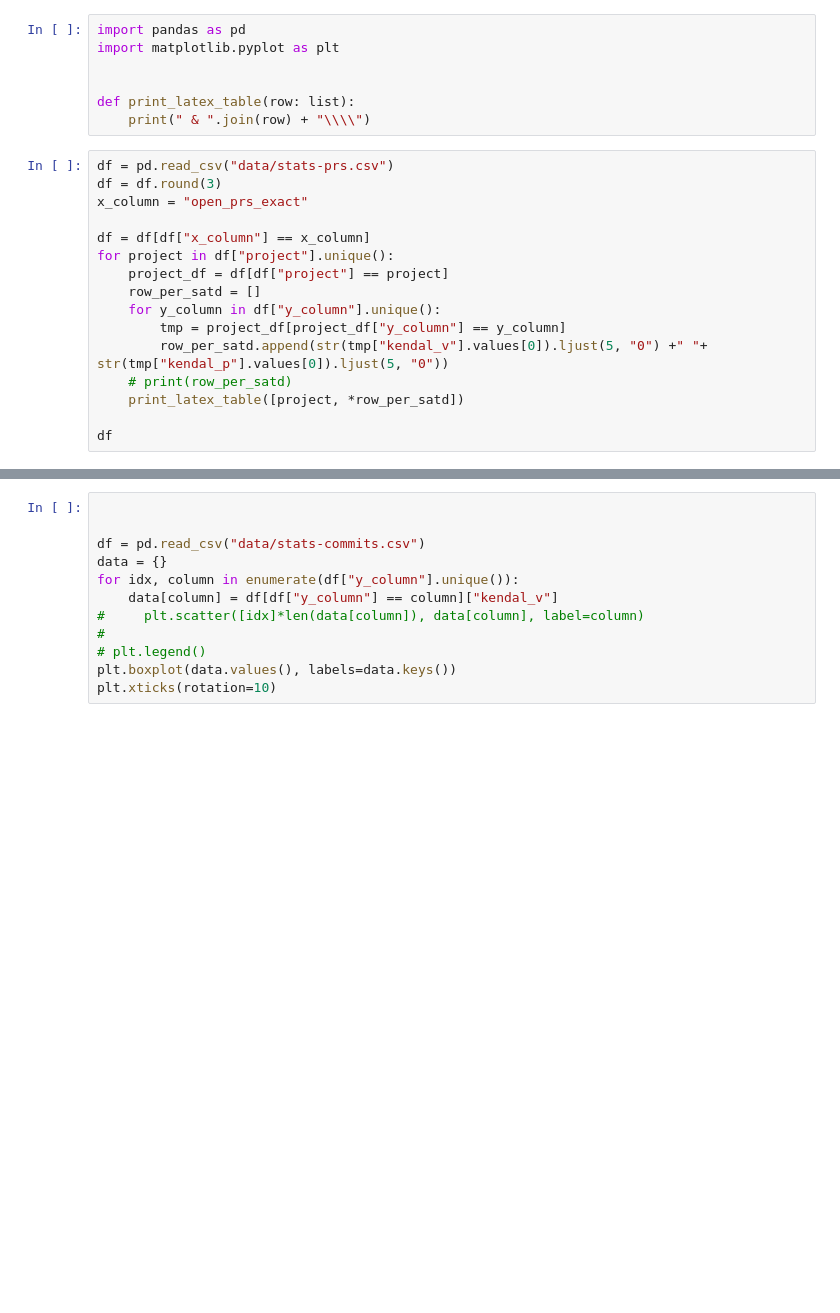
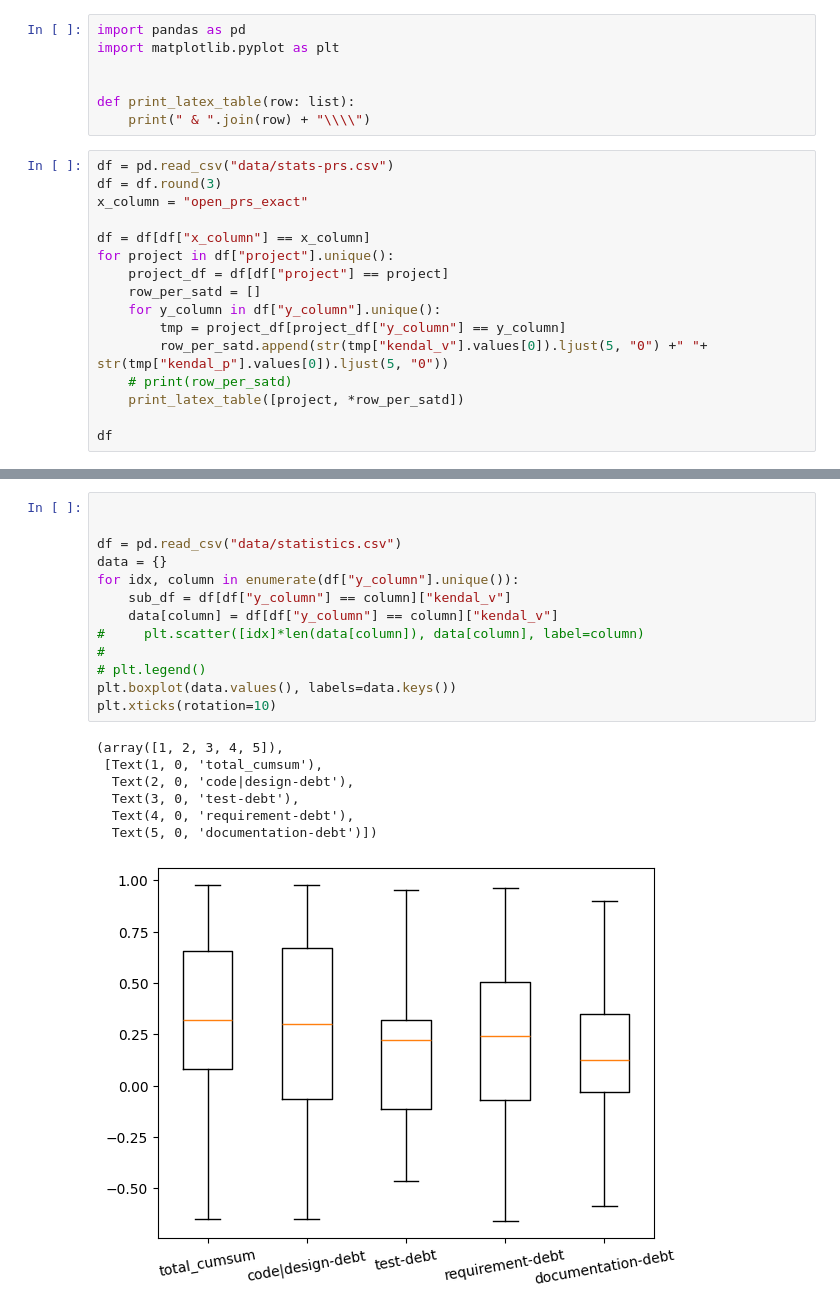
Before and after one commit to patricklindner/satd_finder, a Jupyter notebook: stat_analysis.ipynb, the cells around one changed output, grey strips where cells are left out. Cells and saved outputs as stored; diff of their text form; blank space fills up the shorter version.

```diff
--- a/stat_analysis.ipynb
+++ b/stat_analysis.ipynb
@@ -24,12 +61,21 @@ df
 # %%
 
 
-df = pd.read_csv("data/stats-commits.csv")
+df = pd.read_csv("data/statistics.csv")
 data = {}
 for idx, column in enumerate(df["y_column"].unique()):
+    sub_df = df[df["y_column"] == column]["kendal_v"]
     data[column] = df[df["y_column"] == column]["kendal_v"]
 #     plt.scatter([idx]*len(data[column]), data[column], label=column)
 #
 # plt.legend()
 plt.boxplot(data.values(), labels=data.keys())
 plt.xticks(rotation=10)
+# %% [output]
+(array([1, 2, 3, 4, 5]),
+ [Text(1, 0, 'total_cumsum'),
+  Text(2, 0, 'code|design-debt'),
+  Text(3, 0, 'test-debt'),
+  Text(4, 0, 'requirement-debt'),
+  Text(5, 0, 'documentation-debt')])
+[figure, added]
```
Also changed, not shown: parts of 2 cells of this notebook, 1 other file.
